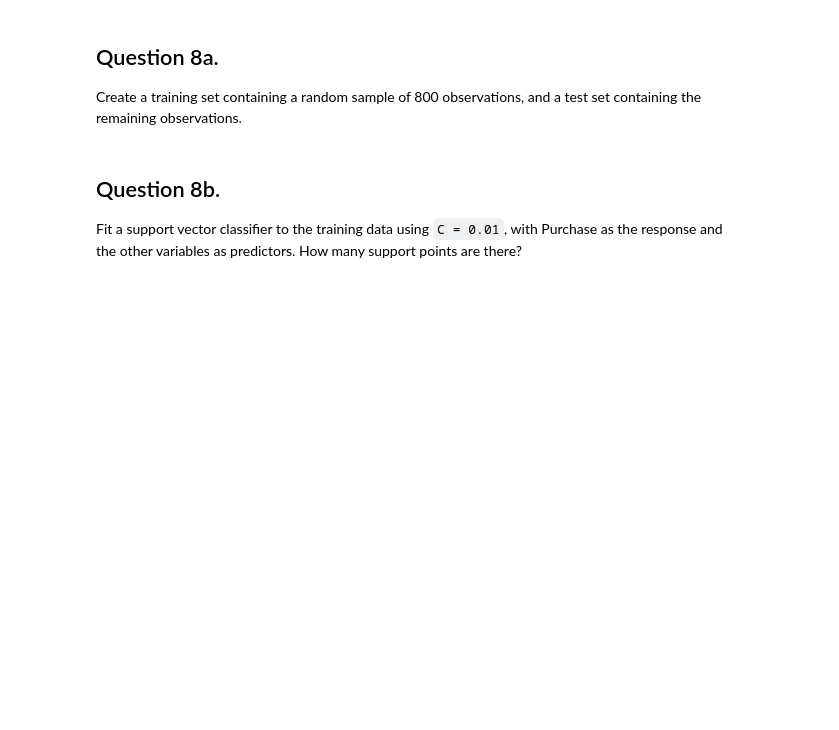
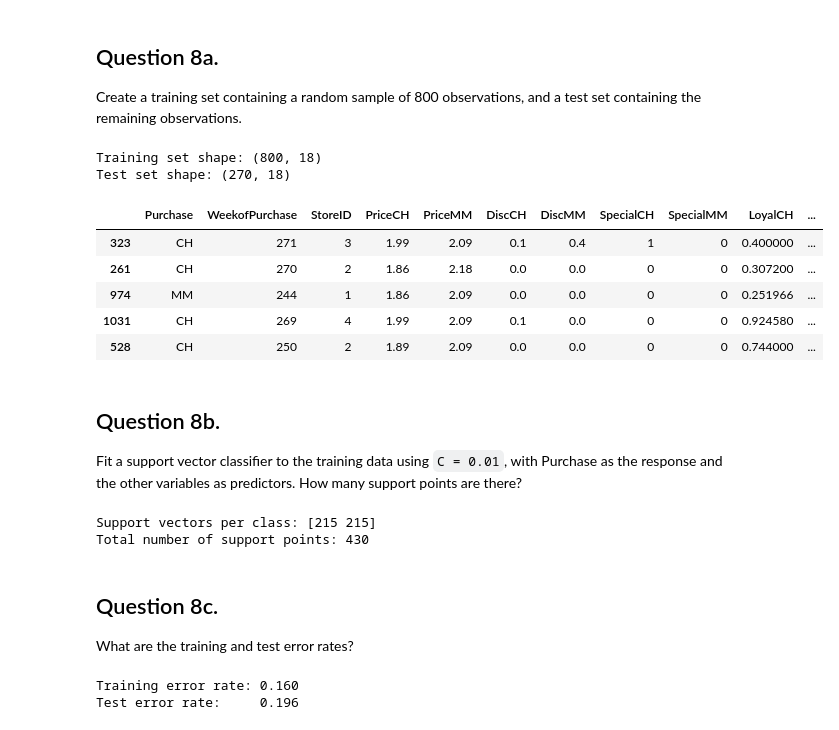
Before and after one commit to JGillette71/scholasticus, a Jupyter notebook: statisticum/assignment_8.ipynb, the cells around one changed output. Drawn from its saved outputs; the diff is of its cells as text; code cells hidden in the pictures; blank space fills up the shorter version.

```diff
--- a/statisticum/assignment_8.ipynb
+++ b/statisticum/assignment_8.ipynb
@@ -494,7 +553,84 @@ This problem involves the OJ data set which is part of the ISLP package
 ## Question 8a.
 
 Create a training set containing a random sample of 800 observations, and a test set containing the remaining observations.
+# %%
+from sklearn.model_selection import train_test_split
+
+# Split into training (800 obs) and test (remaining)
+train, test = train_test_split(OJ, train_size=800, random_state=42)
+
+print(f"Training set shape: {train.shape}")
+print(f"Test set shape: {test.shape}")
+
+# show
+train.head()
+# %% [output]
+Training set shape: (800, 18)
+Test set shape: (270, 18)
+|  | Purchase | WeekofPurchase | StoreID | PriceCH | PriceMM | DiscCH | DiscMM | SpecialCH | SpecialMM | LoyalCH | ... |
+| 323 | CH | 271 | 3 | 1.99 | 2.09 | 0.1 | 0.4 | 1 | 0 | 0.400000 | ... |
+| 261 | CH | 270 | 2 | 1.86 | 2.18 | 0.0 | 0.0 | 0 | 0 | 0.307200 | ... |
+| 974 | MM | 244 | 1 | 1.86 | 2.09 | 0.0 | 0.0 | 0 | 0 | 0.251966 | ... |
+| 1031 | CH | 269 | 4 | 1.99 | 2.09 | 0.1 | 0.0 | 0 | 0 | 0.924580 | ... |
+| 528 | CH | 250 | 2 | 1.89 | 2.09 | 0.0 | 0.0 | 0 | 0 | 0.744000 | ... |
 # %% [markdown]
 ## Question 8b.
 
 Fit a support vector classifier to the training data using `C = 0.01`, with Purchase as the response and the other variables as predictors. How many support points are there?
+# %%
+from ISLP import load_data
+from sklearn.model_selection import train_test_split
+from sklearn.preprocessing import StandardScaler
+from sklearn.svm import SVC
+import pandas as pd
+
+# Prepare training data
+X_train = pd.get_dummies(train.drop('Purchase', axis=1), drop_first=True)
+y_train = train['Purchase']
+
+# Scale features
+scaler = StandardScaler()
+X_train_scaled = scaler.fit_transform(X_train)
+
+# Fit SVC with linear kernel and C=0.01
+svc = SVC(kernel='linear', C=0.01)
+svc.fit(X_train_scaled, y_train)
+
+# Number of support points
+support_per_class = svc.n_support_
+total_support = svc.support_.shape[0]
+
+print("Support vectors per class:", support_per_class)
+print("Total number of support points:", total_support)
+# %% [output]
+Support vectors per class: [215 215]
+Total number of support points: 430
+# %% [markdown]
+## Question 8c.
+
+What are the training and test error rates?
+# %%
+import numpy as np
+import pandas as pd
+
+X_train_d = pd.get_dummies(X_train, drop_first=True)
+X_train_scaled = scaler.transform(X_train_d)
+y_train_pred = svc.predict(X_train_scaled)
+
+train_error = np.mean(y_train_pred != y_train)
+print(f"Training error rate: {train_error:.3f}")
+
+# 2) Compute test error
+X_test = test.drop('Purchase', axis=1)
+X_test_d = pd.get_dummies(X_test, drop_first=True)
+
+# align test dummies to train columns (fill missing with 0)
+X_test_d = X_test_d.reindex(columns=X_train_d.columns, fill_value=0)
+X_test_scaled = scaler.transform(X_test_d)
+y_test_pred = svc.predict(X_test_scaled)
+
+test_error = np.mean(y_test_pred != test['Purchase'])
+print(f"Test error rate:     {test_error:.3f}")
+# %% [output]
+Training error rate: 0.160
+Test error rate:     0.196
```
Also changed, not shown: parts of 21 cells of this notebook, 1 other file.
